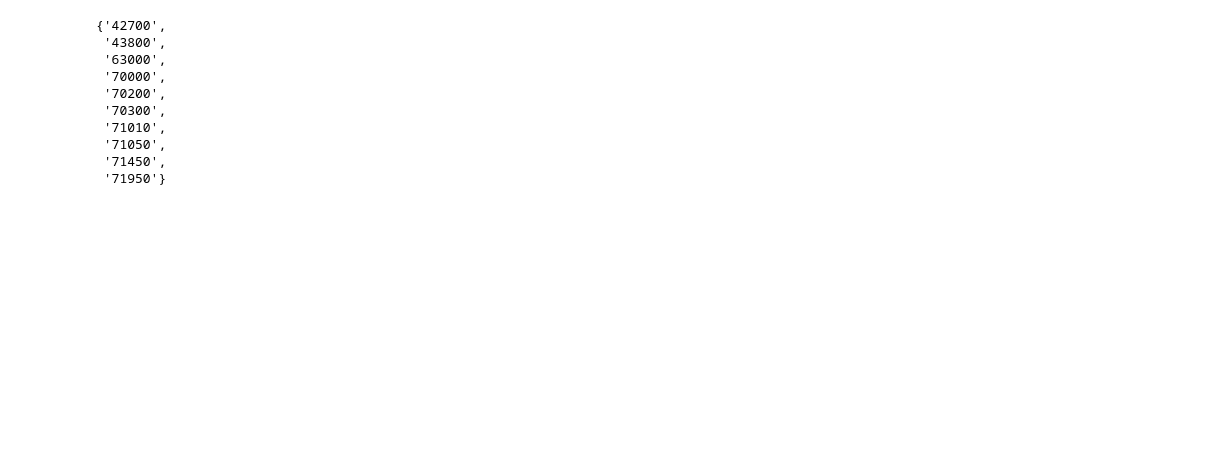
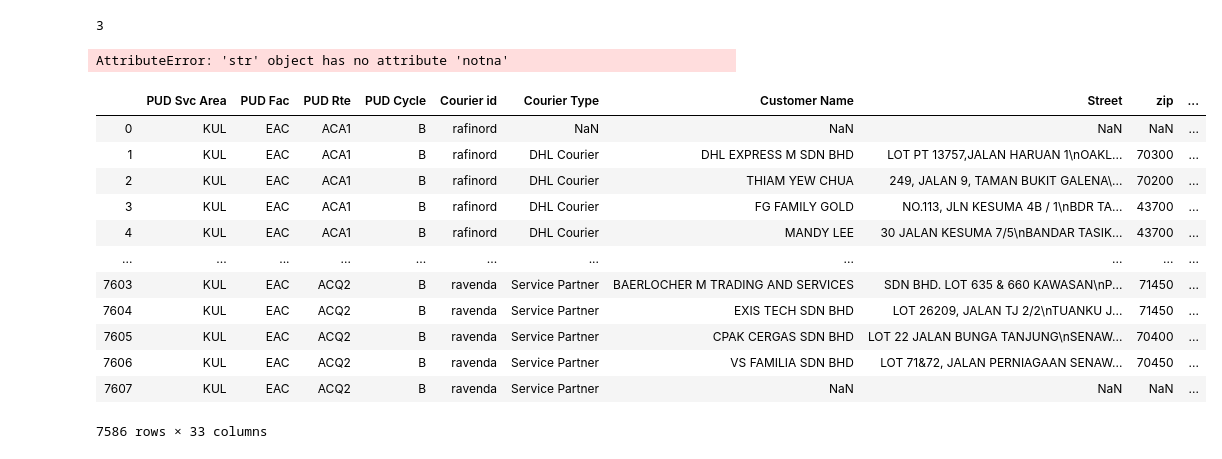
Before and after one commit to teohklun/imdc2020_DHL_Google, a Jupyter notebook: project DHL/class/unit test.ipynb, the cells around one changed output. Saved outputs shown, nothing was run; the diff lists cells and outputs as text; code cells hidden in the pictures; blank space fills up the shorter version.

```diff
--- a/project DHL/class/unit test.ipynb
+++ b/project DHL/class/unit test.ipynb
@@ -50,4 +84,40 @@ import pandas as pd
+# %%
+a = "1:2:3"
+b =a.split(':')
+print(len(b))
+# %% [output]
+3
+# %%
+fullDataFrame
+fullDataFrame = fullDataFrame[["Courier id", "zip"]]
+fullDataFrame = fullDataFrame[fullDataFrame['zip'].notna()]
+
+
+fullDataFrame = fullDataFrame[fullDataFrame["zip"].astype(str).str.isdigit()]
+
+
+test = fullDataFrame.groupby(["Courier id"])["zip"].aggregate(lambda x: set(x))
+# %% [output]
+AttributeError: 'str' object has no attribute 'notna'
 # %%
-fullDataFrame = pd.read_csv("3.csv")
+fullDataFrame = pd.read_csv("1.csv")
 
 fullDataFrame = fullDataFrame.loc[(fullDataFrame['Courier Type'] != "NON_GCA5") ]
+
+
+fullDataFrame["id"] = fullDataFrame.index+1
+fullDataFrame
+# %% [output]
+|  | PUD Svc Area | PUD Fac | PUD Rte | PUD Cycle | Courier id | Courier Type | Customer Name | Street | zip | ... |
+| 0 | KUL | EAC | ACA1 | B | rafinord | NaN | NaN | NaN | NaN | ... |
+| 1 | KUL | EAC | ACA1 | B | rafinord | DHL Courier | DHL EXPRESS M SDN BHD | LOT PT 13757,JALAN HARUAN 1\nOAKL... | 70300 | ... |
+| 2 | KUL | EAC | ACA1 | B | rafinord | DHL Courier | THIAM YEW CHUA | 249, JALAN 9, TAMAN BUKIT GALENA\... | 70200 | ... |
+| 3 | KUL | EAC | ACA1 | B | rafinord | DHL Courier | FG FAMILY GOLD | NO.113, JLN KESUMA 4B / 1\nBDR TA... | 43700 | ... |
+| 4 | KUL | EAC | ACA1 | B | rafinord | DHL Courier | MANDY LEE | 30 JALAN KESUMA 7/5\nBANDAR TASIK... | 43700 | ... |
+| ... | ... | ... | ... | ... | ... | ... | ... | ... | ... | ... |
+| 7603 | KUL | EAC | ACQ2 | B | ravenda | Service Partner | BAERLOCHER M TRADING AND SERVICES | SDN BHD. LOT 635 & 660 KAWASAN\nP... | 71450 | ... |
+| 7604 | KUL | EAC | ACQ2 | B | ravenda | Service Partner | EXIS TECH SDN BHD | LOT 26209, JALAN TJ 2/2\nTUANKU J... | 71450 | ... |
+| 7605 | KUL | EAC | ACQ2 | B | ravenda | Service Partner | CPAK CERGAS SDN BHD | LOT 22 JALAN BUNGA TANJUNG\nSENAW... | 70400 | ... |
+| 7606 | KUL | EAC | ACQ2 | B | ravenda | Service Partner | VS FAMILIA SDN BHD | LOT 71&72, JALAN PERNIAGAAN SENAW... | 70450 | ... |
+| 7607 | KUL | EAC | ACQ2 | B | ravenda | Service Partner | NaN | NaN | NaN | ... |
+7586 rows × 33 columns
@@ -59,15 +123,0 @@ test = fullDataFrame.groupby(["Courier id"])["zip"].aggregate(lambda x: set(x))
-# %%
-# test2 = test.aggregate(np.sum).apply(list)
-# test2
-test["amohdol"]
-# %% [output]
-{'42700',
- '43800',
- '63000',
- '70000',
- '70200',
- '70300',
- '71010',
- '71050',
- '71450',
- '71950'}
```
Also changed, not shown: parts of 7 cells of this notebook, 3 other files.
